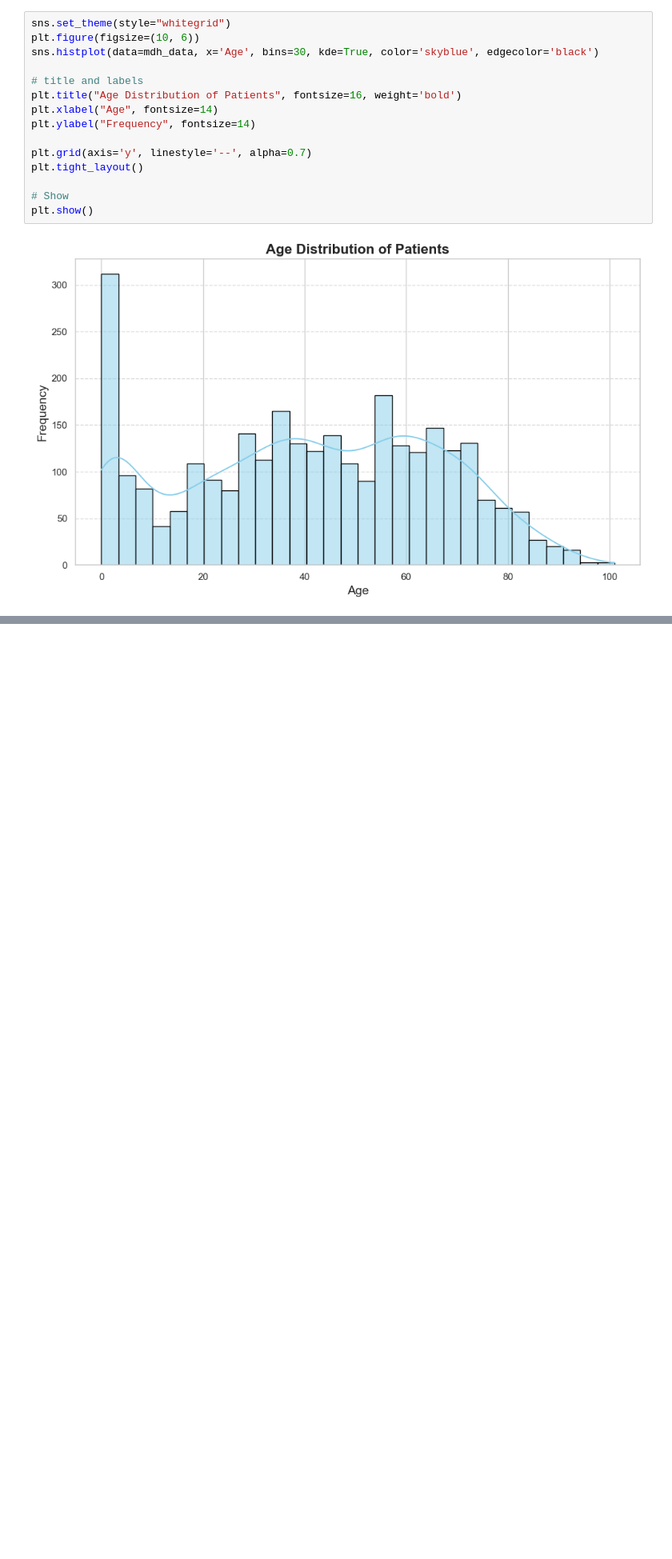
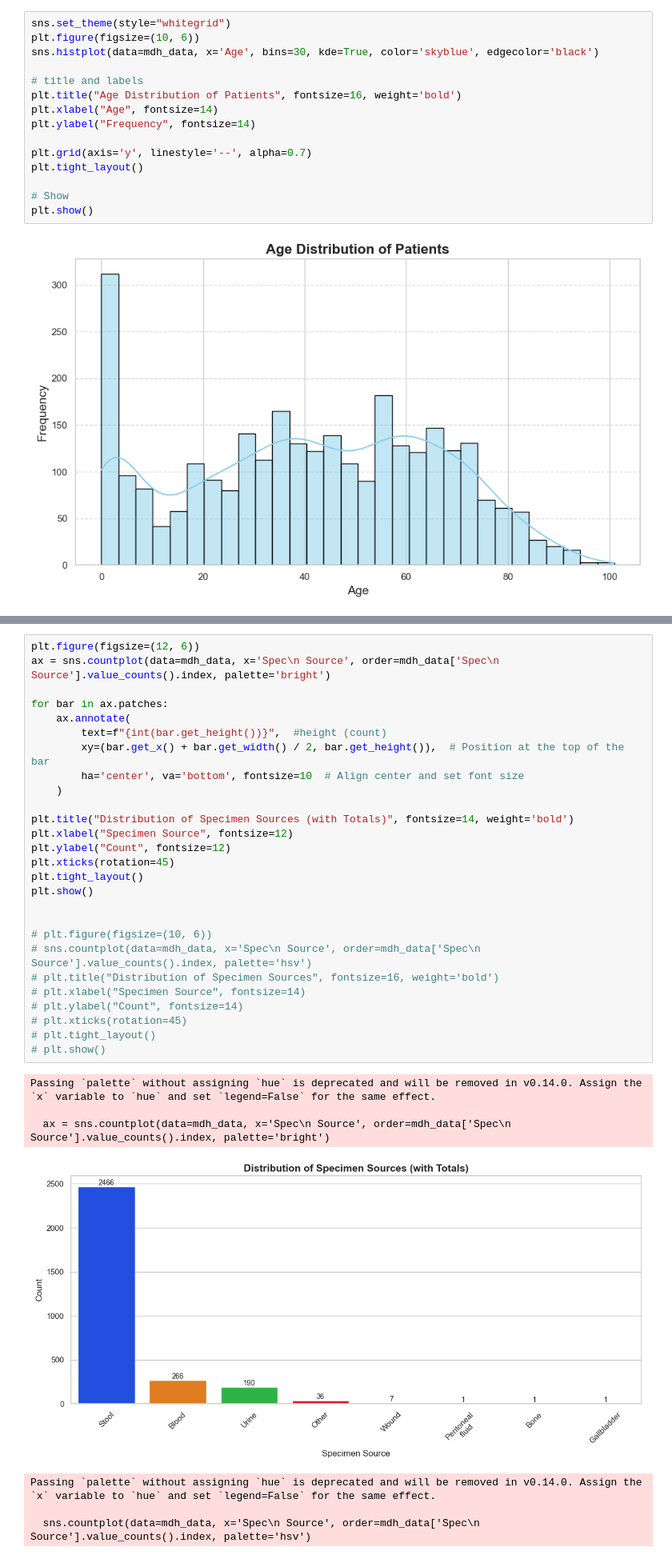
Before and after one commit to glendasp/salmonella_data, a Jupyter notebook: notebooks/mdh_eda.ipynb, the cells around one changed output, grey strips where cells are left out. Shown: that part at 80% size. Saved outputs shown, nothing was run; the diff lists cells and outputs as text; blank space fills up the shorter version.

```diff
--- a/notebooks/mdh_eda.ipynb
+++ b/notebooks/mdh_eda.ipynb
@@ -233,0 +246,35 @@ plt.show()
+# %%
+plt.figure(figsize=(12, 6))
+ax = sns.countplot(data=mdh_data, x='Spec\n Source', order=mdh_data['Spec\n Source'].value_counts().index, palette='bright')
+
+for bar in ax.patches:
+    ax.annotate(
+        text=f"{int(bar.get_height())}",  #height (count)
+        xy=(bar.get_x() + bar.get_width() / 2, bar.get_height()),  # Position at the top of the bar
+        ha='center', va='bottom', fontsize=10  # Align center and set font size
+    )
+
+plt.title("Distribution of Specimen Sources (with Totals)", fontsize=14, weight='bold')
+plt.xlabel("Specimen Source", fontsize=12)
+plt.ylabel("Count", fontsize=12)
+plt.xticks(rotation=45)
+plt.tight_layout()
+plt.show()
+
+
+# plt.figure(figsize=(10, 6))
+# sns.countplot(data=mdh_data, x='Spec\n Source', order=mdh_data['Spec\n Source'].value_counts().index, palette='hsv')
+# plt.title("Distribution of Specimen Sources", fontsize=16, weight='bold')
+# plt.xlabel("Specimen Source", fontsize=14)
+# plt.ylabel("Count", fontsize=14)
+# plt.xticks(rotation=45)
+# plt.tight_layout()
+# plt.show()
+# %% [output]
+Passing `palette` without assigning `hue` is deprecated and will be removed in v0.14.0. Assign the `x` variable to `hue` and set `legend=False` for the same effect.
+
+  ax = sns.countplot(data=mdh_data, x='Spec\n Source', order=mdh_data['Spec\n Source'].value_counts().index, palette='bright')
+[figure, added]
+Passing `palette` without assigning `hue` is deprecated and will be removed in v0.14.0. Assign the `x` variable to `hue` and set `legend=False` for the same effect.
+
+  sns.countplot(data=mdh_data, x='Spec\n Source', order=mdh_data['Spec\n Source'].value_counts().index, palette='hsv')
```
Also changed, not shown: parts of 10 cells of this notebook.
